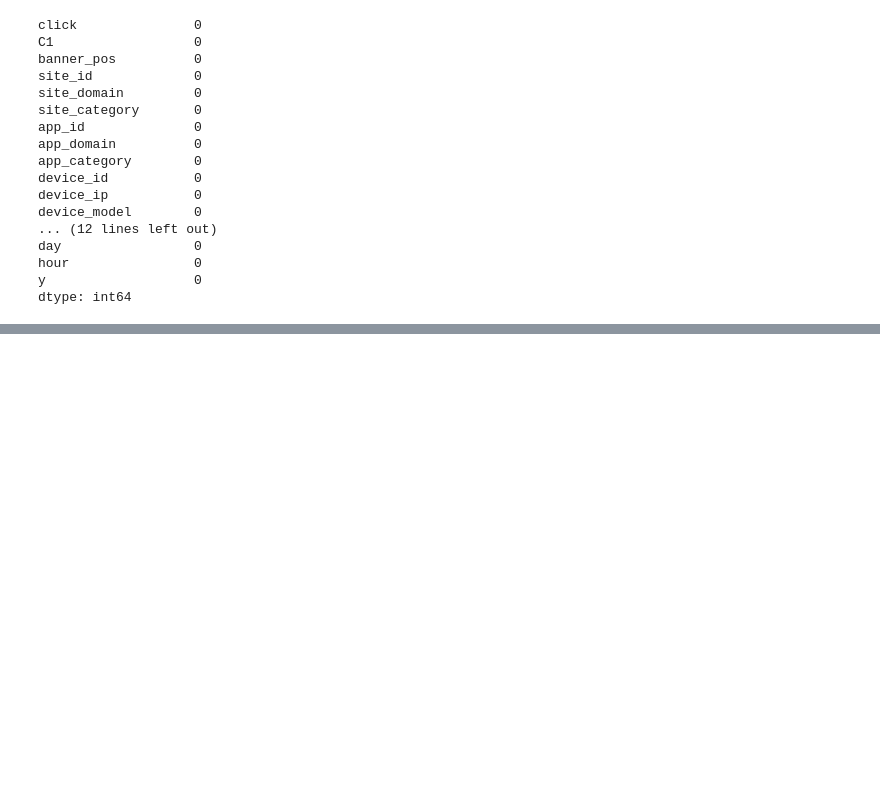
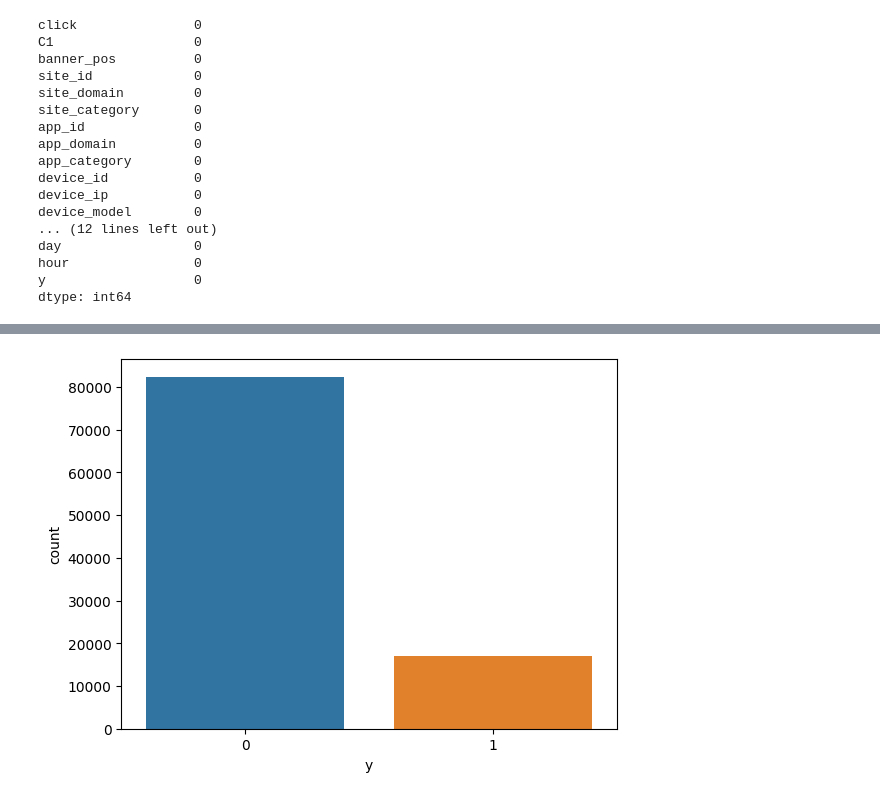
Before and after one commit to ussahil/CapstonePojectCTR, a Jupyter notebook: capstone.ipynb, the cells around one changed output, grey strips where cells are left out. Drawn from its saved outputs; the diff is of its cells as text; code cells hidden in the pictures; blank space fills up the shorter version.

```diff
--- a/capstone.ipynb
+++ b/capstone.ipynb
@@ -97,0 +338,6 @@ df[df.duplicated()]
+# %%
+sns.countplot(x='y',data=df)
+plt.show()
+# highly imbalanced dataset most people did not click
+# %% [output]
+[figure, added]
```
Also changed, not shown: parts of 51 cells of this notebook.
